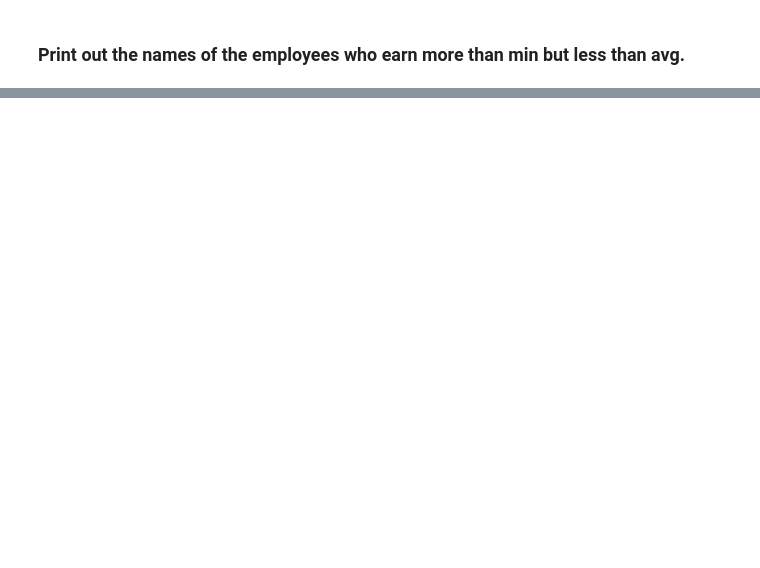
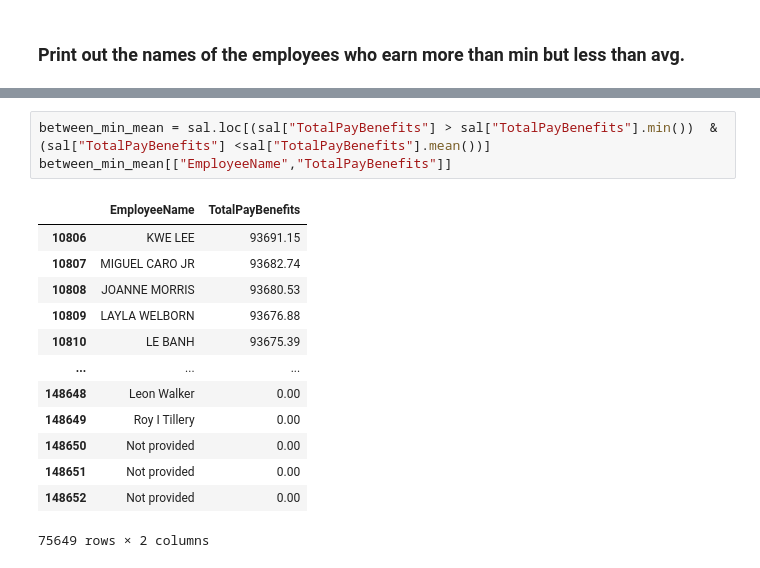
Before and after one commit to B-dogan/Data-Analysis-with-Python-ASSIGNMENT, a Jupyter notebook: Assignment_1_Studentt.ipynb, the cells around one changed output, grey strips where cells are left out. Drawn from its saved outputs; the diff is of its cells as text; blank space fills up the shorter version.

```diff
--- a/Assignment_1_Studentt.ipynb
+++ b/Assignment_1_Studentt.ipynb
@@ -907,3 +988,20 @@ Desired Output:
+# %%
+between_min_mean = sal.loc[(sal["TotalPayBenefits"] > sal["TotalPayBenefits"].min())  & (sal["TotalPayBenefits"] <sal["TotalPayBenefits"].mean())]
+between_min_mean[["EmployeeName","TotalPayBenefits"]]
+# %% [output]
+|  | EmployeeName | TotalPayBenefits |
+| 10806 | KWE LEE | 93691.15 |
+| 10807 | MIGUEL CARO JR | 93682.74 |
+| 10808 | JOANNE MORRIS | 93680.53 |
+| 10809 | LAYLA WELBORN | 93676.88 |
+| 10810 | LE BANH | 93675.39 |
+| ... | ... | ... |
+| 148648 | Leon Walker | 0.00 |
+| 148649 | Roy I Tillery | 0.00 |
+| 148650 | Not provided | 0.00 |
+| 148651 | Not provided | 0.00 |
+| 148652 | Not provided | 0.00 |
+75649 rows × 2 columns
 # %% [markdown]
 Desired Output:
 
```
Also changed, not shown: parts of 27 cells of this notebook.
